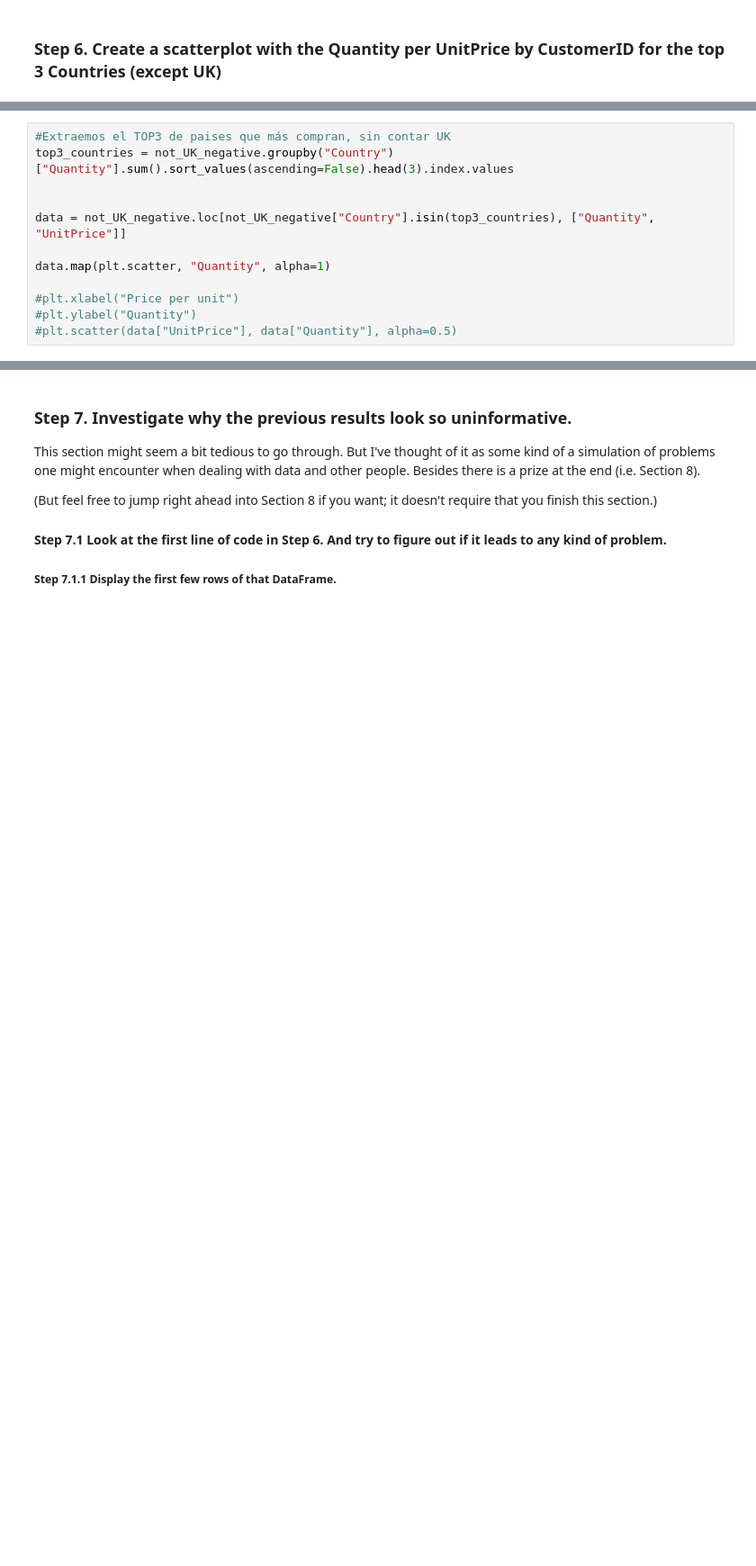
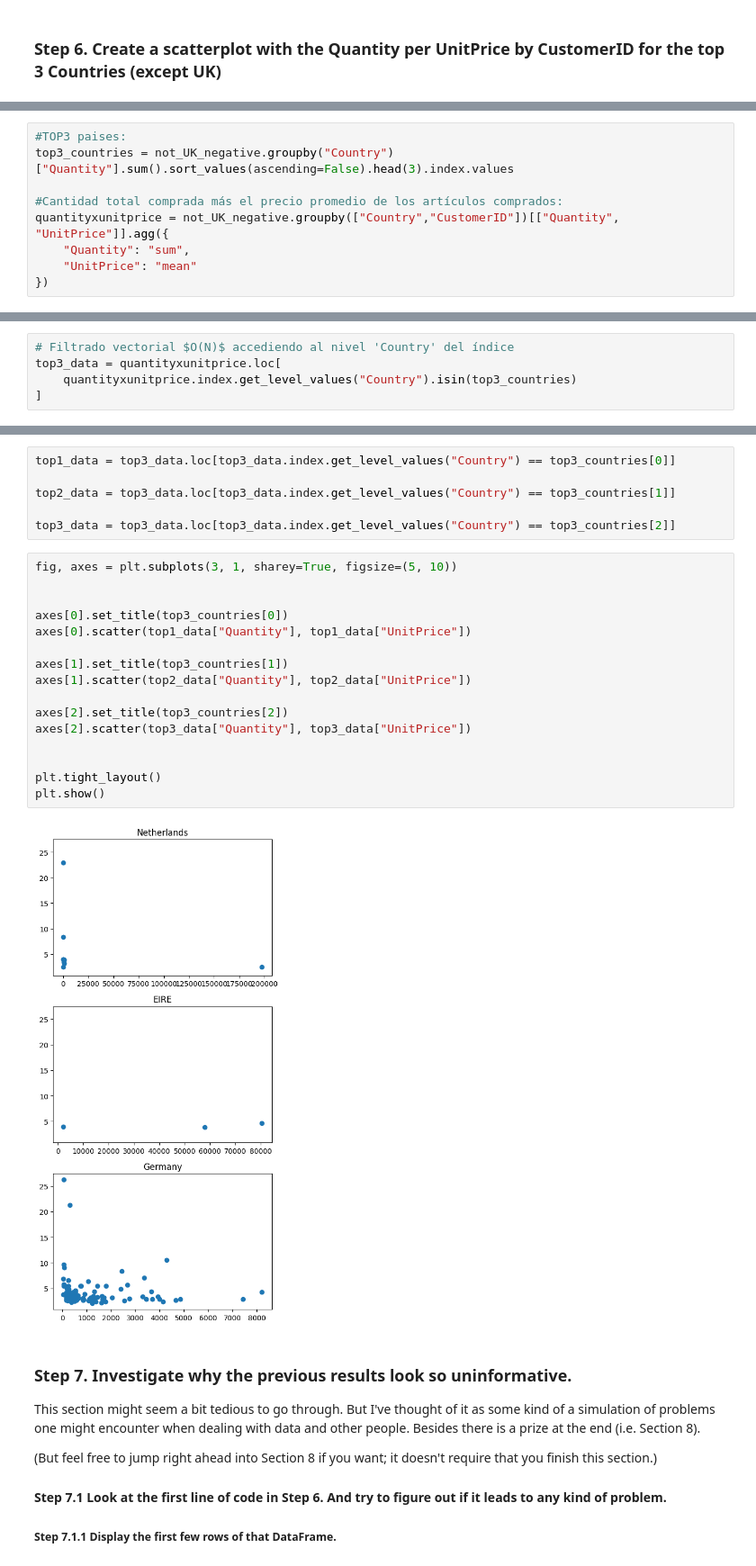
Before and after one commit to hichamsergi/Hacker-Rank, a Jupyter notebook: Pandas_exercise/07_Visualization/02_Online_Retail.ipynb, the cells around one changed output, grey strips where cells are left out. Shown at 90% size. Drawn from its saved outputs; the diff is of its cells as text; blank space fills up the shorter version.

```diff
--- a/Pandas_exercise/07_Visualization/02_Online_Retail.ipynb
+++ b/Pandas_exercise/07_Visualization/02_Online_Retail.ipynb
@@ -67,12 +88,9 @@ online_rt.head()
 # %%
-#Extraemos el TOP3 de paises que más compran, sin contar UK
+#TOP3 paises:
 top3_countries = not_UK_negative.groupby("Country")["Quantity"].sum().sort_values(ascending=False).head(3).index.values
 
-
-data = not_UK_negative.loc[not_UK_negative["Country"].isin(top3_countries), ["Quantity", "UnitPrice"]]
-
-data.map(plt.scatter, "Quantity", alpha=1)
-
-#plt.xlabel("Price per unit")
-#plt.ylabel("Quantity")
-#plt.scatter(data["UnitPrice"], data["Quantity"], alpha=0.5)
+#Cantidad total comprada más el precio promedio de los artículos comprados:
+quantityxunitprice = not_UK_negative.groupby(["Country","CustomerID"])[["Quantity", "UnitPrice"]].agg({
+    "Quantity": "sum",
+    "UnitPrice": "mean"
+})
@@ -80,0 +97,5 @@ ValueError: na_action must be 'ignore' or None. Got 'Quantity'
+# %%
+# Filtrado vectorial $O(N)$ accediendo al nivel 'Country' del índice
+top3_data = quantityxunitprice.loc[
+    quantityxunitprice.index.get_level_values("Country").isin(top3_countries)
+]
@@ -81,3 +119,27 @@ ValueError: na_action must be 'ignore' or None. Got 'Quantity'
+# %%
+top1_data = top3_data.loc[top3_data.index.get_level_values("Country") == top3_countries[0]]
+
+top2_data = top3_data.loc[top3_data.index.get_level_values("Country") == top3_countries[1]]
+
+top3_data = top3_data.loc[top3_data.index.get_level_values("Country") == top3_countries[2]]
+# %%
+fig, axes = plt.subplots(3, 1, sharey=True, figsize=(5, 10))
+
+
+axes[0].set_title(top3_countries[0])
+axes[0].scatter(top1_data["Quantity"], top1_data["UnitPrice"])
+
+axes[1].set_title(top3_countries[1])
+axes[1].scatter(top2_data["Quantity"], top2_data["UnitPrice"])
+
+axes[2].set_title(top3_countries[2])
+axes[2].scatter(top3_data["Quantity"], top3_data["UnitPrice"])
+
+
+plt.tight_layout()
+plt.show()
+# %% [output]
+[figure, added]
 # %% [markdown]
 ### Step 7. Investigate why the previous results look so uninformative.
 
```
Also changed, not shown: parts of 3 cells of this notebook, 1 other file.
